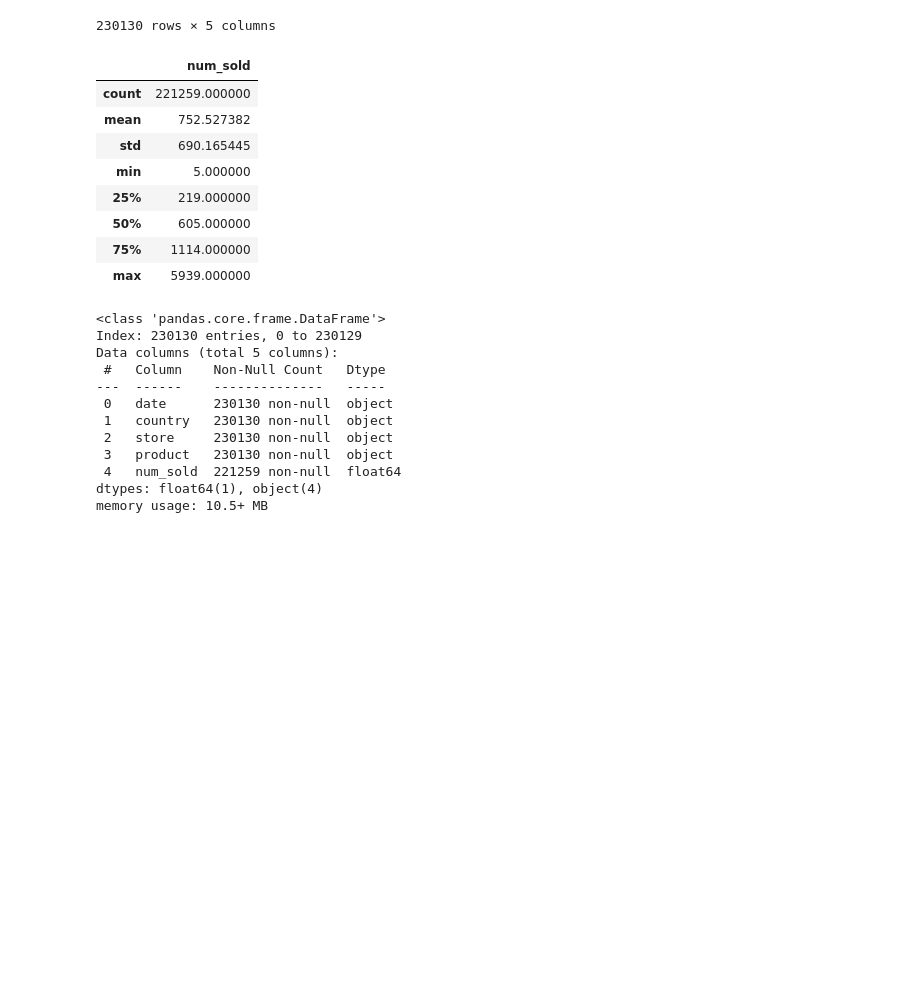
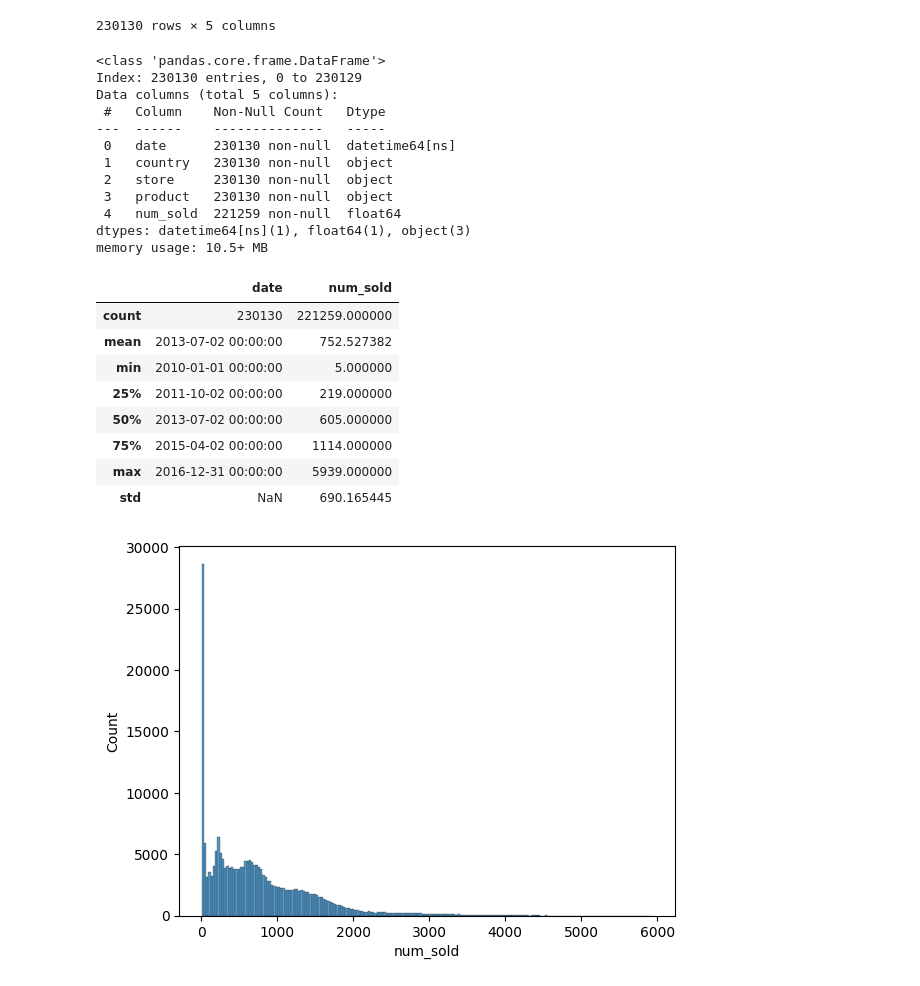
Before and after one commit to mihofer/kaggle_projects, a Jupyter notebook: forecasting_sticker_sales/analysis.ipynb, the cells around one changed output. Cells and saved outputs as stored; diff of their text form; code cells hidden in the pictures; blank space fills up the shorter version.

```diff
--- a/forecasting_sticker_sales/analysis.ipynb
+++ b/forecasting_sticker_sales/analysis.ipynb
@@ -18,7 +17,7 @@ from sklearn.model_selection import train_test_split
 
 working_dir = Path().cwd()
 # %%
-train_df = pd.read_csv(working_dir/'train.csv', index_col='id')
+train_df = pd.read_csv(working_dir/'train.csv', index_col='id', parse_dates=['date'], infer_datetime_format=True)
 train_df
 # %% [output]
 |  | date | country | store | product | num_sold |
@@ -35,18 +34,6 @@ train_df
 | 230128 | 2016-12-31 | Singapore | Premium Sticker Mart | Kerneler | 1242.0 |
 | 230129 | 2016-12-31 | Singapore | Premium Sticker Mart | Kerneler Dark Mode | 1622.0 |
 230130 rows × 5 columns
-# %%
-train_df.describe()
-# %% [output]
-|  | num_sold |
-| count | 221259.000000 |
-| mean | 752.527382 |
-| std | 690.165445 |
-| min | 5.000000 |
-| 25% | 219.000000 |
-| 50% | 605.000000 |
-| 75% | 1114.000000 |
-| max | 5939.000000 |
 # %%
 train_df.info()
 # %% [output]
@@ -55,10 +42,25 @@ Index: 230130 entries, 0 to 230129
 Data columns (total 5 columns):
  #   Column    Non-Null Count   Dtype
 ---  ------    --------------   -----
- 0   date      230130 non-null  object
+ 0   date      230130 non-null  datetime64[ns]
  1   country   230130 non-null  object
  2   store     230130 non-null  object
  3   product   230130 non-null  object
  4   num_sold  221259 non-null  float64
-dtypes: float64(1), object(4)
+dtypes: datetime64[ns](1), float64(1), object(3)
 memory usage: 10.5+ MB
+# %%
+sns.histplot(data=train_df, x='num_sold')
+
+train_df.describe()
+# %% [output]
+|  | date | num_sold |
+| count | 230130 | 221259.000000 |
+| mean | 2013-07-02 00:00:00 | 752.527382 |
+| min | 2010-01-01 00:00:00 | 5.000000 |
+| 25% | 2011-10-02 00:00:00 | 219.000000 |
+| 50% | 2013-07-02 00:00:00 | 605.000000 |
+| 75% | 2015-04-02 00:00:00 | 1114.000000 |
+| max | 2016-12-31 00:00:00 | 5939.000000 |
+| std | NaN | 690.165445 |
+[figure, added]
```
Also changed, not shown: parts of 17 cells of this notebook.
